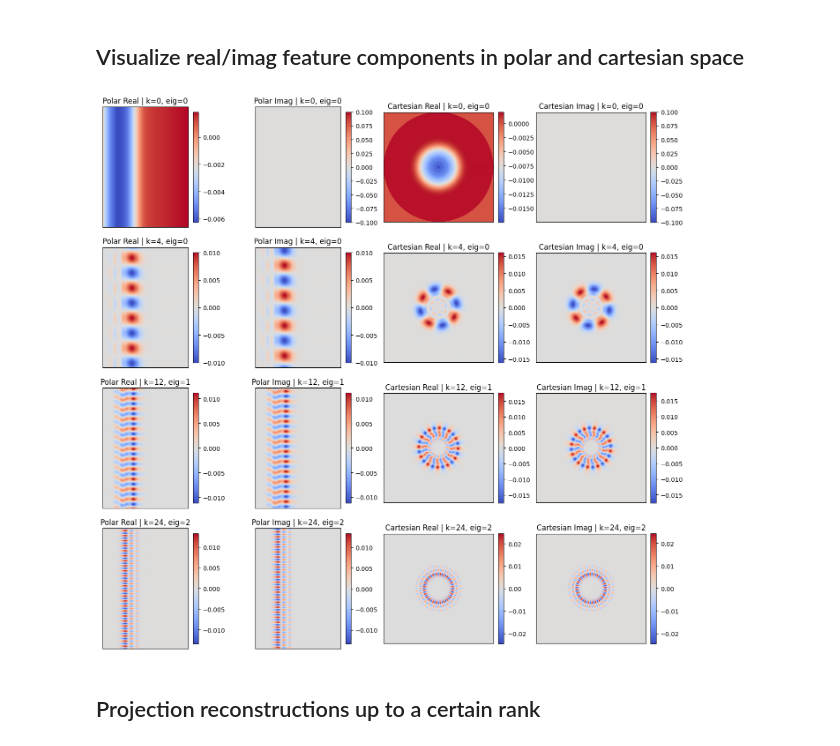
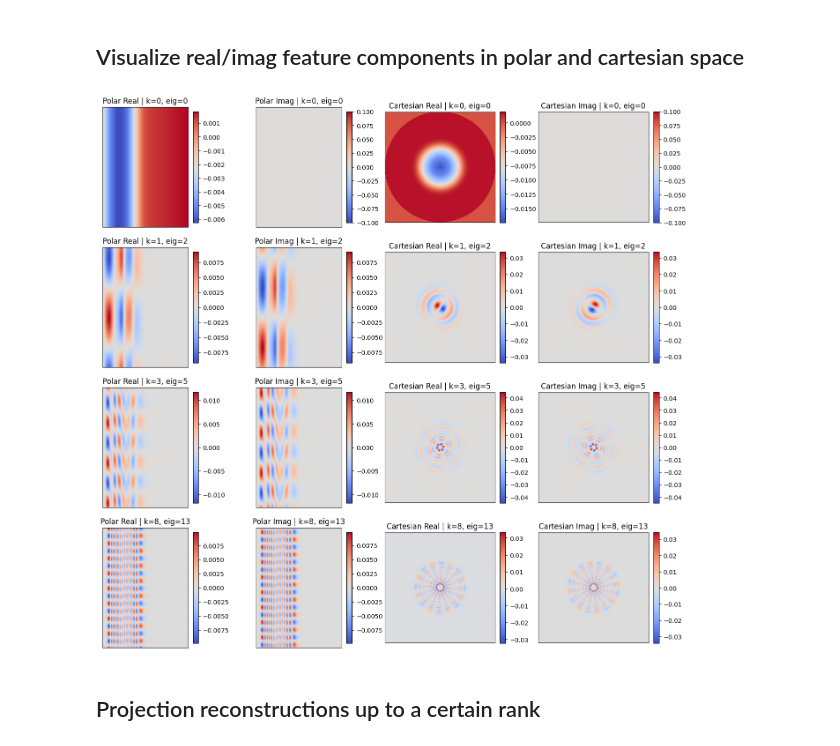
Before and after one commit to Lucaslab-Berkeley/Panther-EM, a Jupyter notebook: examples/demonstrate_decomposition.ipynb, the cells around one changed output. Cells and saved outputs as stored; diff of their text form; code cells hidden in the pictures.

```diff
--- a/examples/demonstrate_decomposition.ipynb
+++ b/examples/demonstrate_decomposition.ipynb
@@ -37,3 +21,5 @@ from panther_em.inference.correlation import compute_correlogram
+# %%
+DEVICE = "cuda:1"
 # %% [markdown]
 ## Load in volume to take projections from
 # %%
@@ -82,0 +31,11 @@ volume = volume.numpy()
+# %%
+volume = simulate_volume(
+    pdb_path="pdb_00001dpo.cif",
+    pixel_spacing=0.4,
+    volume_shape=(256, 256, 256),
+    voltage=300.0,
+    dose_start=0.0,
+    dose_end=15.0,
+    b_factor_scaling=1.0,
+    additional_b_factor=30.0,
+)
@@ -113,7 +77,7 @@ decomposer = PolarProjectionDecomposer(
     theta_values=theta_angles,
     num_radius=radial_components,
     num_angle=angular_components,
-    device="cuda",
+    device=DEVICE,
 )
 
 result = decomposer.do_decomposition(k_max=k_max, eig_max=eig_max)
@@ -140,40 +124,40 @@ plt.yscale("log")
 reconstructor = ProjectionReconstructor(
     result=result,
     image_shape=(volume.shape[-2], volume.shape[-1]),
-    device="cuda",
+    device=DEVICE,
 )
 # %%
 # Pick a few (k_idx, eig_idx) feature pairs to inspect
-feature_pairs = [(0, 0), (4, 0), (12, 1), (24, 2)]
+feature_pairs = [(0, 0), (1, 2), (3, 5), (8, 13)]
 
 n = len(feature_pairs)
 fig, axes = plt.subplots(n, 4, figsize=(14, 3.2 * n), squeeze=False)
 
 for row, (k_idx, eig_idx) in enumerate(feature_pairs):
     polar_feature = reconstructor.construct_polar_feature(k_idx=k_idx, eig_idx=eig_idx)
     cart_feature = reconstructor.construct_cartesian_feature(
         k_idx=k_idx, eig_idx=eig_idx
     )
 
     panels = [
         (np.real(polar_feature), "Polar Real"),
         (np.imag(polar_feature), "Polar Imag"),
         (np.real(cart_feature), "Cartesian Real"),
         (np.imag(cart_feature), "Cartesian Imag"),
     ]
 
     for col, (img, title) in enumerate(panels):
         ax = axes[row, col]
         im = ax.imshow(img, cmap="coolwarm")
         ax.set_title(f"{title} | k={k_idx}, eig={eig_idx}")
         ax.set_xticks([])
         ax.set_yticks([])
         plt.colorbar(im, ax=ax, fraction=0.046, pad=0.04)
 
 plt.tight_layout()
 plt.show()
 # %% [output]
-[figure, old version]
+[figure, new version]
 # %% [markdown]
 ## Projection reconstructions up to a certain rank
 # %%
```
Also changed, not shown: parts of 15 cells of this notebook, 8 other files.
